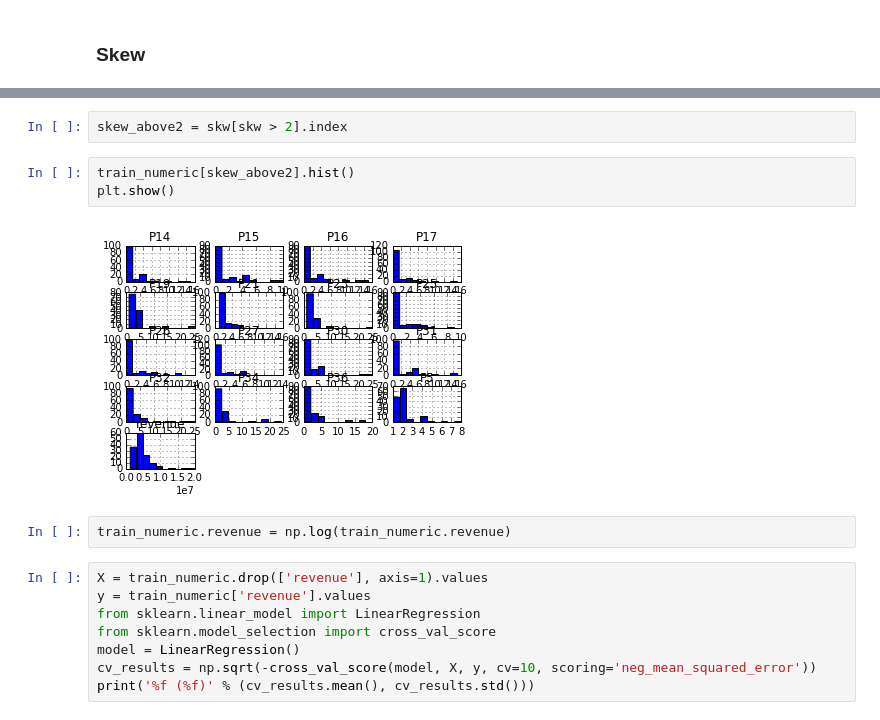
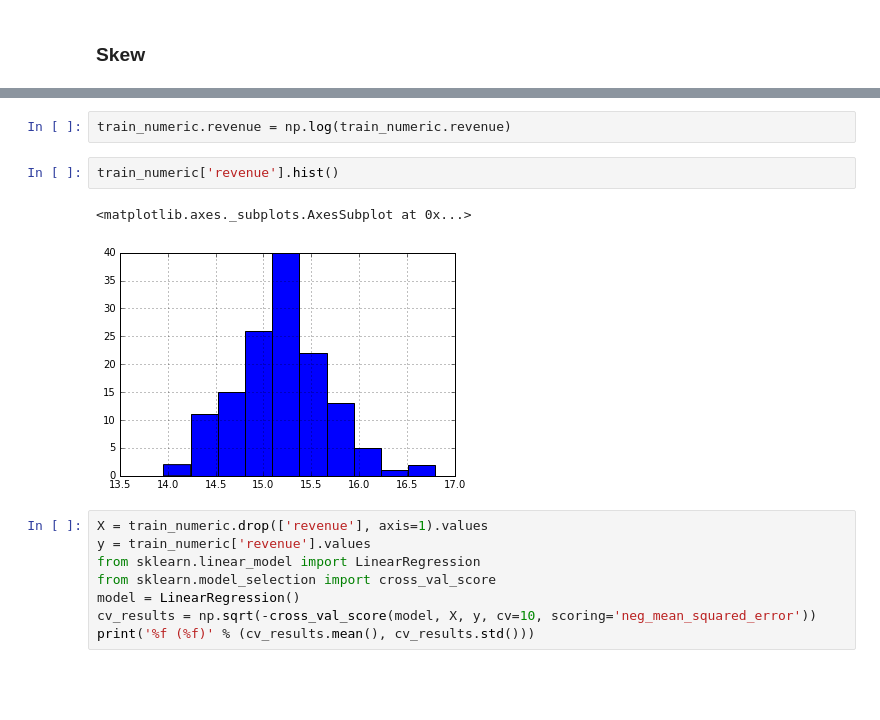
Before and after one commit to shintotm/Kaggle, a Jupyter notebook: RestaurantRevenuePrediction/python/Getting started - 2.ipynb, the cells around one changed output, grey strips where cells are left out. Cells and saved outputs as stored; diff of their text form; blank space fills up the shorter version.

```diff
--- a/RestaurantRevenuePrediction/python/Getting started - 2.ipynb
+++ b/RestaurantRevenuePrediction/python/Getting started - 2.ipynb
@@ -124,12 +83,10 @@ dtype: float64
-# %%
-skew_above2 = skw[skw > 2].index
-# %%
-train_numeric[skew_above2].hist()
-plt.show()
-# %% [output]
-[figure, removed]
 # %%
 train_numeric.revenue = np.log(train_numeric.revenue)
+# %%
+train_numeric['revenue'].hist()
+# %% [output]
+<matplotlib.axes._subplots.AxesSubplot at 0x...>
+[figure, added]
 # %%
 X = train_numeric.drop(['revenue'], axis=1).values
 y = train_numeric['revenue'].values
```
Also changed, not shown: parts of 4 cells of this notebook.
